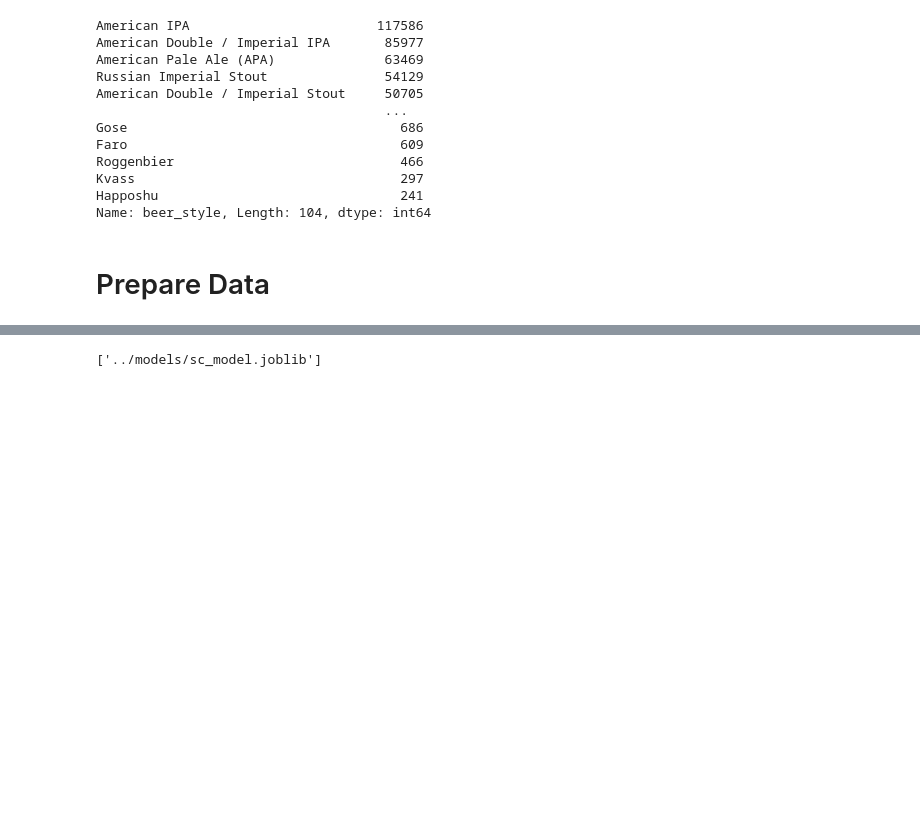
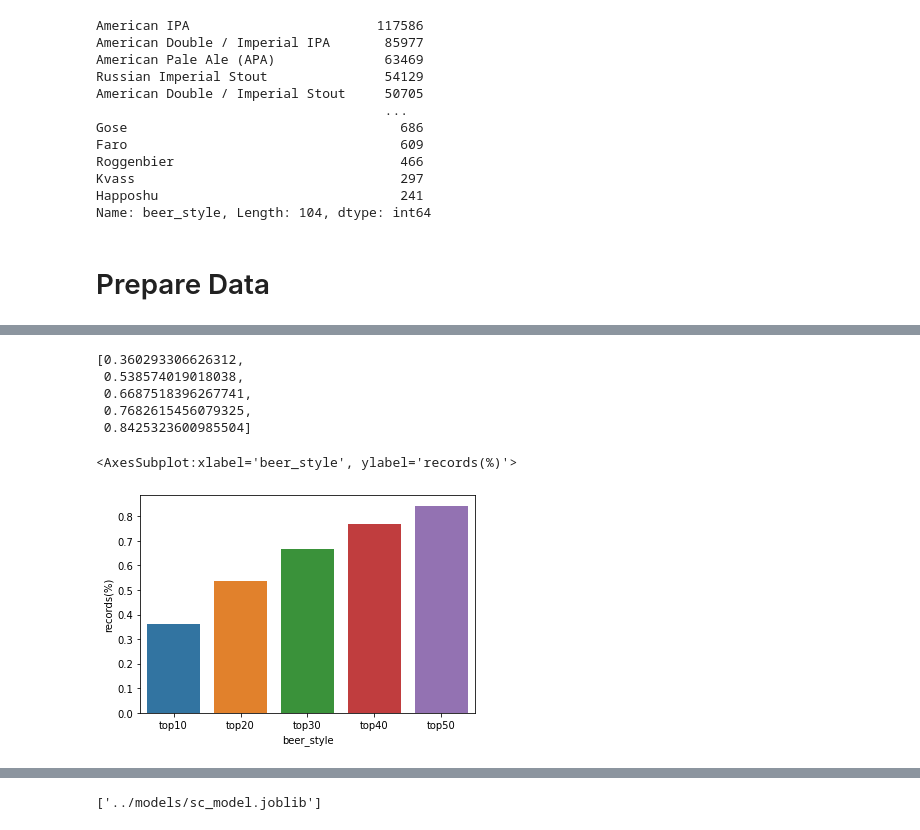
Before and after one commit to amy-panda/beer_type_prediction, a Jupyter notebook: notebooks/pytorch.ipynb, the cells around one changed output, grey strips where cells are left out. Drawn from its saved outputs; the diff is of its cells as text; code cells hidden in the pictures; blank space fills up the shorter version.

```diff
--- a/notebooks/pytorch.ipynb
+++ b/notebooks/pytorch.ipynb
@@ -94,0 +122,8 @@ df_cleaned.drop(['brewery_id','beer_beerid','review_time','review_profilename','
+# %%
+# Display the total beer style for top 10,20,30,40 and 50 brewery names
+top_brewery=[10,20,30,40,50]
+beer_style=[]
+for i in top_brewery:
+    y=len(df_cleaned[df_cleaned['brewery_name'].isin(df_cleaned['brewery_name'].value_counts().nlargest(n=i).index)]['beer_style'].unique())
+    beer_style.append(y)
+beer_style
@@ -94,0 +164,24 @@ df_cleaned.drop(['brewery_id','beer_beerid','review_time','review_profilename','
+# %%
+# Display the total number of records for top 10,20,30,40 and 50 beer styles
+top_style=[10,20,30,40,50]
+records=[]
+for i in top_style:
+    y=df_cleaned['beer_style'].value_counts(normalize=True).nlargest(n=i).sum()
+    records.append(y)
+records
+# %% [output]
+[0.360293306626312,
+ 0.538574019018038,
+ 0.6687518396267741,
+ 0.7682615456079325,
+ 0.8425323600985504]
+# %%
+d=pd.DataFrame({'beer_style':['top10','top20','top30','top40','top50'],
+'records(%)':records
+})
+# %%
+import seaborn as sns
+sns.barplot(data=d, x='beer_style',y='records(%)')
+# %% [output]
+<AxesSubplot:xlabel='beer_style', ylabel='records(%)'>
+[figure, added]
```
Also changed, not shown: parts of 54 cells of this notebook, 5 other files.
